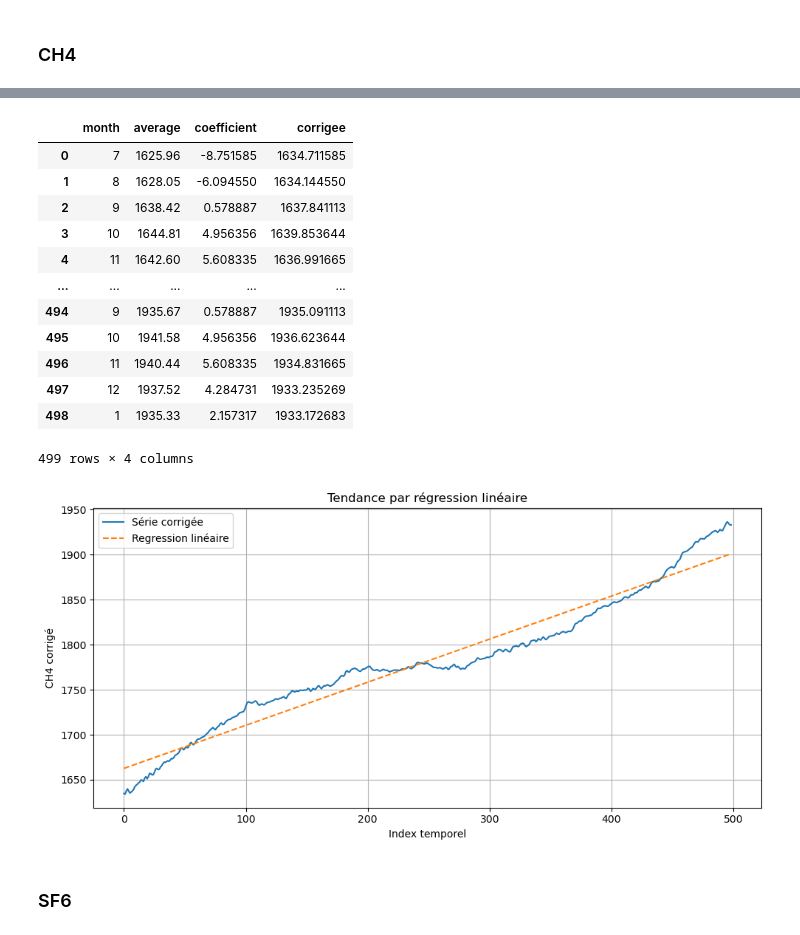
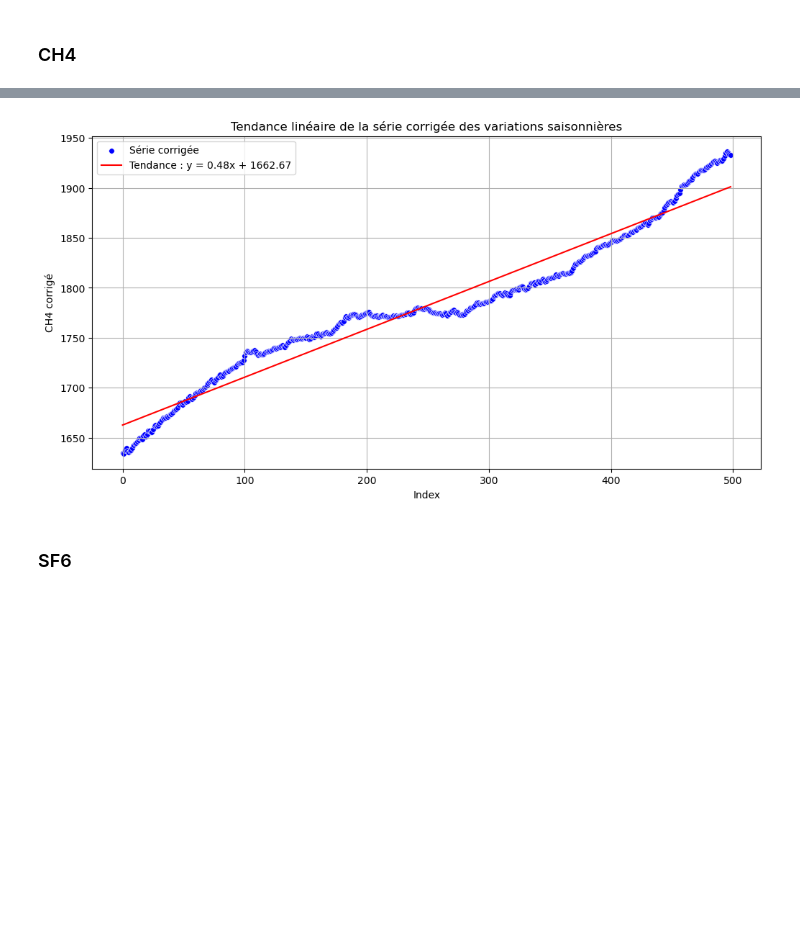
Before and after one commit to AxelGiovannai/Stat_Project, a Jupyter notebook: notebook1.ipynb, the cells around one changed output, grey strips where cells are left out. Cells and saved outputs as stored; diff of their text form; code cells hidden in the pictures; blank space fills up the shorter version.

Commit message:
regression

```diff
--- a/notebook1.ipynb
+++ b/notebook1.ipynb
@@ -221,40 +214,42 @@ def regresion_corrige(dataframe,y_label):
+# %%
+def affichage_regression_corrige_moindres_carres(x,y,y_pred,a,b,y_label):
+    plt.figure(figsize=(12, 6))
+    sns.scatterplot(x=x, y=y, label="Série corrigée", color="blue", s=30)
+    plt.plot(x, y_pred, label=f"Tendance : y = {a:.2f}x + {b:.2f}", color="red")
+
+    plt.title("Tendance linéaire de la série corrigée des variations saisonnières")
+    plt.xlabel("Index")
+    plt.ylabel(f"{y_label} corrigé")
+    plt.grid(True)
+    plt.legend()
+    plt.show()
 # %% [markdown]
 ### CH4
 # %%
 df_smoothed_ch4 = moyenne_mobile_ordre_6(df_ch4)
 affichage_moyenne_mobile_ordre_6(df_ch4,df_smoothed_ch4,"CH4")
 
 df_residual_ch4 = serie_residuelle_vector(df_ch4,df_smoothed_ch4,6)
 affichage_serie_residuelle(df_residual_ch4,"CH4")
 
 coefficients_mensuels_ch4 = coefficients_mensuels(df_ch4, df_residual_ch4, 6)
 affichage_coefficients_mensuels(coefficients_mensuels_ch4,"CH4")
 
 centrer_coefficient_mensuels_ch4 = centrer_coefficient_mensuels(coefficients_mensuels_ch4)
 affichage_centrer_coefficient_mensuels(centrer_coefficient_mensuels_ch4,"CH4")
+
 correction_ch4 = correction_variation_saisoniere(df_ch4,centrer_coefficient_mensuels_ch4)
 afficher_correction_variation_saisoniere(correction_ch4,"CH4")
-regresion_corrige(correction_ch4,"CH4")
+
+x , y , y_pred , a , b = regression_corrige_moindres_carres(correction_ch4)
+affichage_regression_corrige_moindres_carres(x,y,y_pred,a,b,"CH4")
 # %% [output]
 [figure]
 [figure]
 [figure]
 [figure]
 [figure]
-|  | month | average | coefficient | corrigee |
-| 0 | 7 | 1625.96 | -8.751585 | 1634.711585 |
-| 1 | 8 | 1628.05 | -6.094550 | 1634.144550 |
-| 2 | 9 | 1638.42 | 0.578887 | 1637.841113 |
-| 3 | 10 | 1644.81 | 4.956356 | 1639.853644 |
-| 4 | 11 | 1642.60 | 5.608335 | 1636.991665 |
-| ... | ... | ... | ... | ... |
-| 494 | 9 | 1935.67 | 0.578887 | 1935.091113 |
-| 495 | 10 | 1941.58 | 4.956356 | 1936.623644 |
-| 496 | 11 | 1940.44 | 5.608335 | 1934.831665 |
-| 497 | 12 | 1937.52 | 4.284731 | 1933.235269 |
-| 498 | 1 | 1935.33 | 2.157317 | 1933.172683 |
-499 rows × 4 columns
-[figure, old version]
+[figure, new version]
 # %% [markdown]
 ### SF6
 # %%
```
Also changed, not shown: parts of 2 cells of this notebook.
